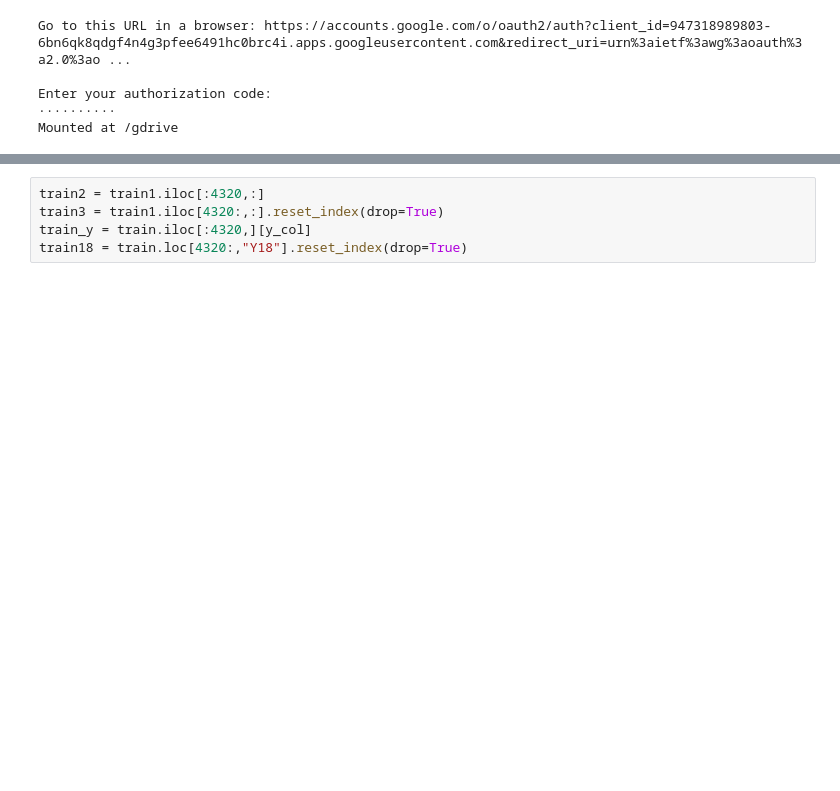
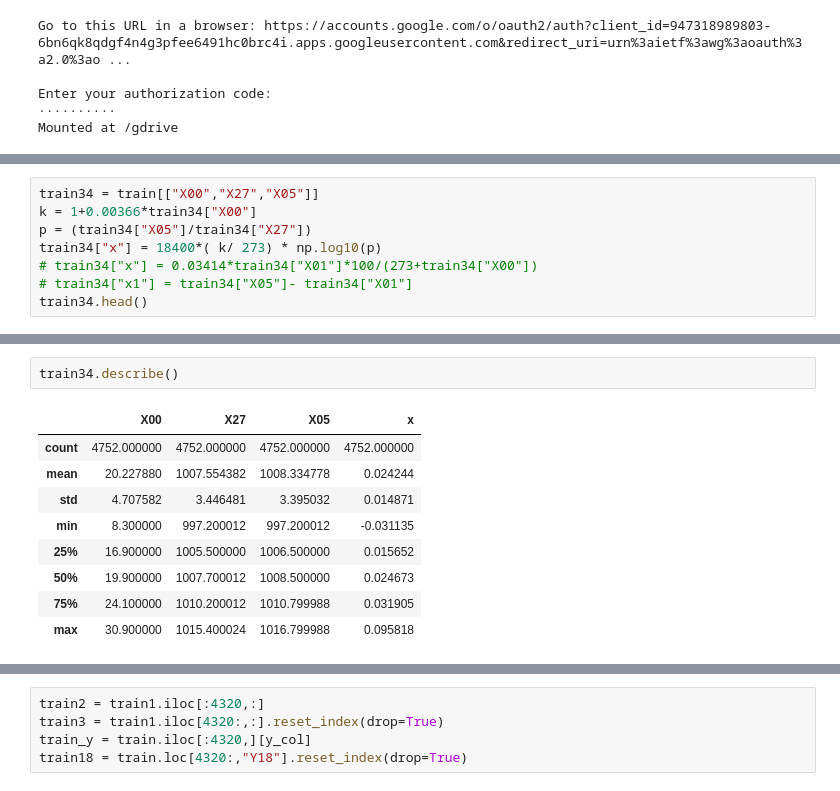
Before and after one commit to GyuYoungCho/machine_learning_Data_analysis, a Jupyter notebook: Dacon/temperture1.ipynb, the cells around one changed output, grey strips where cells are left out. Saved outputs shown, nothing was run; the diff lists cells and outputs as text; blank space fills up the shorter version.

```diff
--- a/Dacon/temperture1.ipynb
+++ b/Dacon/temperture1.ipynb
@@ -61,0 +95,8 @@ test1  = pd.concat([test["id"] , test_norm, test.loc[:,"minute_sin":"hour_cos"]]
+# %%
+train34 = train[["X00","X27","X05"]]
+k = 1+0.00366*train34["X00"]
+p = (train34["X05"]/train34["X27"])
+train34["x"] = 18400*( k/ 273) * np.log10(p)
+# train34["x"] = 0.03414*train34["X01"]*100/(273+train34["X00"])
+# train34["x1"] = train34["X05"]- train34["X01"]
+train34.head()
@@ -61,0 +115,12 @@ test1  = pd.concat([test["id"] , test_norm, test.loc[:,"minute_sin":"hour_cos"]]
+# %%
+train34.describe()
+# %% [output]
+|  | X00 | X27 | X05 | x |
+| count | 4752.000000 | 4752.000000 | 4752.000000 | 4752.000000 |
+| mean | 20.227880 | 1007.554382 | 1008.334778 | 0.024244 |
+| std | 4.707582 | 3.446481 | 3.395032 | 0.014871 |
+| min | 8.300000 | 997.200012 | 997.200012 | -0.031135 |
+| 25% | 16.900000 | 1005.500000 | 1006.500000 | 0.015652 |
+| 50% | 19.900000 | 1007.700012 | 1008.500000 | 0.024673 |
+| 75% | 24.100000 | 1010.200012 | 1010.799988 | 0.031905 |
+| max | 30.900000 | 1015.400024 | 1016.799988 | 0.095818 |
```
Also changed, not shown: parts of 17 cells of this notebook.
